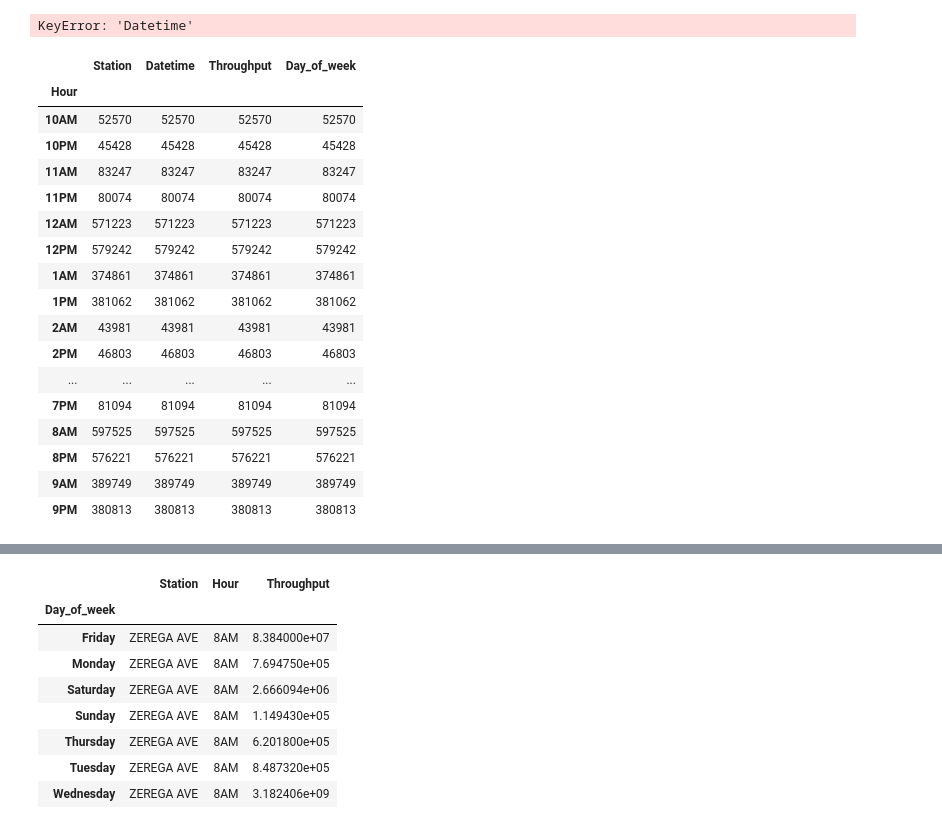
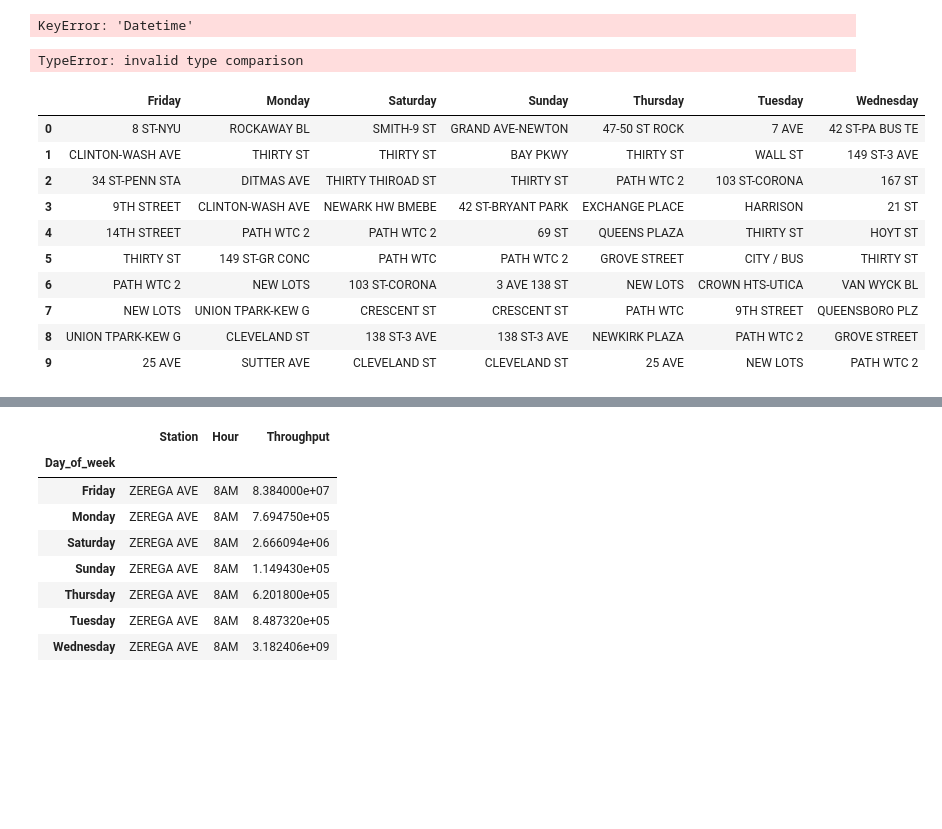
Before and after one commit to destroyme/project-benson-2017, a Jupyter notebook: Benson_Challenge_WTC_DF_20170404_01.ipynb, the cells around one changed output, grey strips where cells are left out. Cells and saved outputs as stored; diff of their text form; code cells hidden in the pictures; blank space fills up the shorter version.

```diff
--- a/Benson_Challenge_WTC_DF_20170404_01.ipynb
+++ b/Benson_Challenge_WTC_DF_20170404_01.ipynb
@@ -250,21 +336,48 @@ htp_8am = htp.loc[eight_am_mask,:].groupby(['Station','Day_of_week','Hour']).sum
-# %%
-htp.groupby(['Hour']).count()
-# %% [output]
-|  | Station | Datetime | Throughput | Day_of_week |
-| Hour |  |  |  |  |
-| 10AM | 52570 | 52570 | 52570 | 52570 |
-| 10PM | 45428 | 45428 | 45428 | 45428 |
-| 11AM | 83247 | 83247 | 83247 | 83247 |
-| 11PM | 80074 | 80074 | 80074 | 80074 |
-| 12AM | 571223 | 571223 | 571223 | 571223 |
-| 12PM | 579242 | 579242 | 579242 | 579242 |
-| 1AM | 374861 | 374861 | 374861 | 374861 |
-| 1PM | 381062 | 381062 | 381062 | 381062 |
-| 2AM | 43981 | 43981 | 43981 | 43981 |
-| 2PM | 46803 | 46803 | 46803 | 46803 |
-| ... | ... | ... | ... | ... |
-| 7PM | 81094 | 81094 | 81094 | 81094 |
-| 8AM | 597525 | 597525 | 597525 | 597525 |
-| 8PM | 576221 | 576221 | 576221 | 576221 |
-| 9AM | 389749 | 389749 | 389749 | 389749 |
-| 9PM | 380813 | 380813 | 380813 | 380813 |
+# %%
+eight_am_mask = (htp['Hour'] == '7AM') | (htp['Hour'] == '8AM') | (htp['Hour'] == '9AM') | (htp['Hour'] == '10AM')
+four_pm_mask = (htp['Hour'] == '4PM') | (htp['Hour'] == '5PM') | (htp['Hour'] == '6PM') | (htp['Hour'] == '7PM') | (htp['Hour'] == '8PM')
+twelve_pm_mask = (htp['Hour'] == '11AM') | (htp['Hour'] == '12PM') | (htp['Hour'] == '1PM') | (htp['Hour'] == '2PM') | (htp['Hour']) == '3PM'
+# %% [output]
+TypeError: invalid type comparison
+# %%
+htp_8am = htp.loc[eight_am_mask,:].groupby(['Station','Day_of_week','Hour']).mean()
+htp_12pm = htp.loc[twelve_pm_mask,:].groupby(['Station','Day_of_week','Hour']).mean()
+htp_4pm = htp.loc[four_pm_mask,:].groupby(['Station','Day_of_week','Hour']).mean()
+# %%
+htp_8am_station_mean = htp_8am.reset_index().groupby(['Station','Day_of_week']).mean().reset_index()
+pivot = (htp_8am_station_mean
+         .pivot(index='Station', columns='Day_of_week', values = 'Throughput')
+         .apply(lambda row: abs(row)))
+
+
+monday = pivot['Monday'].sort_values(ascending=False).index.values
+tuesday = pivot['Tuesday'].sort_values(ascending=False).index.values
+wednesday = pivot['Wednesday'].sort_values(ascending=False).index.values
+thursday = pivot['Thursday'].sort_values(ascending=False).index.values
+friday = pivot['Friday'].sort_values(ascending=False).index.values
+saturday = pivot['Saturday'].sort_values(ascending=False).index.values
+sunday = pivot['Sunday'].sort_values(ascending=False).index.values
+
+e8_am_df = pd.DataFrame({'Monday': monday,
+                  'Tuesday': tuesday,
+                  'Wednesday': wednesday,
+                  'Thursday': thursday,
+                  'Friday': friday,
+                  'Saturday': saturday,
+                  'Sunday': sunday})
+
+# dfutil.save_dataframe_as_pickle(e8_am_df,'8am_hourly_tp.pickle')
+
+e8_am_df.head(10)
+# %% [output]
+|  | Friday | Monday | Saturday | Sunday | Thursday | Tuesday | Wednesday |
+| 0 | 8 ST-NYU | ROCKAWAY BL | SMITH-9 ST | GRAND AVE-NEWTON | 47-50 ST ROCK | 7 AVE | 42 ST-PA BUS TE |
+| 1 | CLINTON-WASH AVE | THIRTY ST | THIRTY ST | BAY PKWY | THIRTY ST | WALL ST | 149 ST-3 AVE |
+| 2 | 34 ST-PENN STA | DITMAS AVE | THIRTY THIROAD ST | THIRTY ST | PATH WTC 2 | 103 ST-CORONA | 167 ST |
+| 3 | 9TH STREET | CLINTON-WASH AVE | NEWARK HW BMEBE | 42 ST-BRYANT PARK | EXCHANGE PLACE | HARRISON | 21 ST |
+| 4 | 14TH STREET | PATH WTC 2 | PATH WTC 2 | 69 ST | QUEENS PLAZA | THIRTY ST | HOYT ST |
+| 5 | THIRTY ST | 149 ST-GR CONC | PATH WTC | PATH WTC 2 | GROVE STREET | CITY / BUS | THIRTY ST |
+| 6 | PATH WTC 2 | NEW LOTS | 103 ST-CORONA | 3 AVE 138 ST | NEW LOTS | CROWN HTS-UTICA | VAN WYCK BL |
+| 7 | NEW LOTS | UNION TPARK-KEW G | CRESCENT ST | CRESCENT ST | PATH WTC | 9TH STREET | QUEENSBORO PLZ |
+| 8 | UNION TPARK-KEW G | CLEVELAND ST | 138 ST-3 AVE | 138 ST-3 AVE | NEWKIRK PLAZA | PATH WTC 2 | GROVE STREET |
+| 9 | 25 AVE | SUTTER AVE | CLEVELAND ST | CLEVELAND ST | 25 AVE | NEW LOTS | PATH WTC 2 |
```
Also changed, not shown: parts of 19 cells of this notebook.
